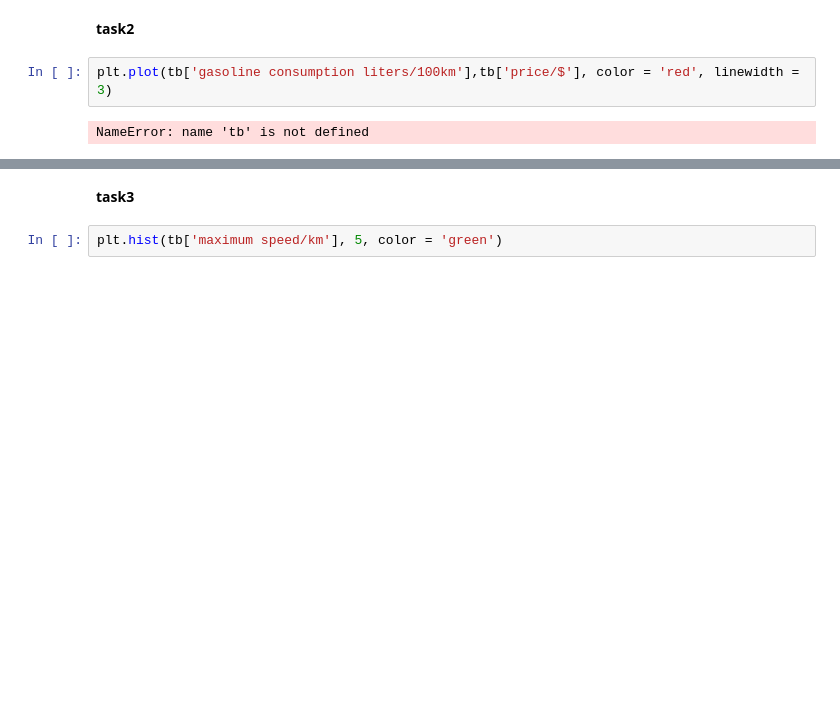
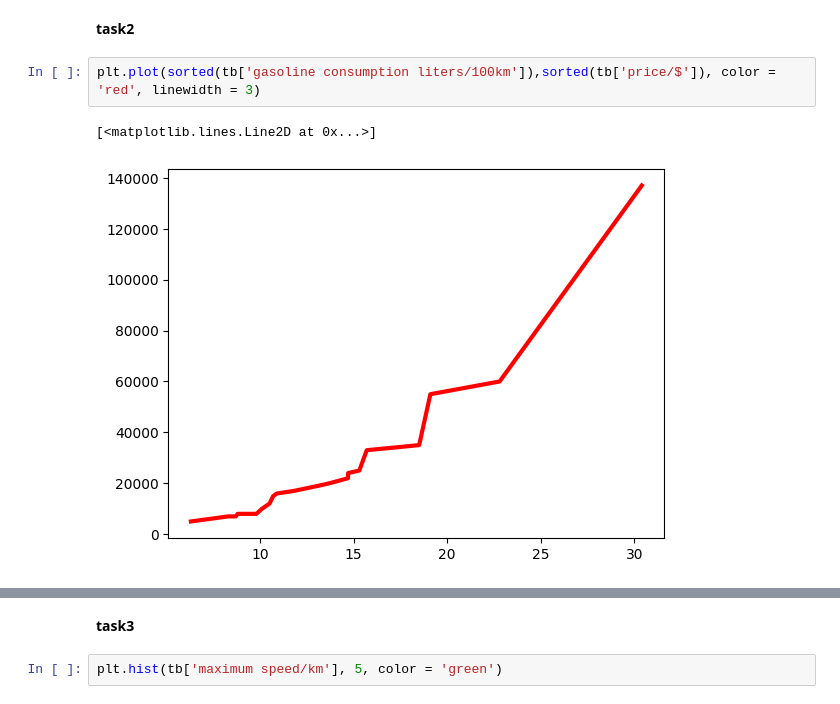
Before and after one commit to poelnepil/PDS2_Novikov1, a Jupyter notebook: lesson33/tasks1-5.ipynb, the cells around one changed output, grey strips where cells are left out. Saved outputs shown, nothing was run; the diff lists cells and outputs as text; blank space fills up the shorter version.

```diff
--- a/lesson33/tasks1-5.ipynb
+++ b/lesson33/tasks1-5.ipynb
@@ -13,7 +28,8 @@ FileNotFoundError: [Errno 2] No such file or directory: 'cars.xlsx'
 # %% [markdown]
 **task2**
 # %%
-plt.plot(tb['gasoline consumption liters/100km'],tb['price/$'], color = 'red', linewidth = 3)
+plt.plot(sorted(tb['gasoline consumption liters/100km']),sorted(tb['price/$']), color = 'red', linewidth = 3)
 # %% [output]
-NameError: name 'tb' is not defined
+[<matplotlib.lines.Line2D at 0x...>]
+[figure, added]
 # %%
```
Also changed, not shown: parts of 3 cells of this notebook.
